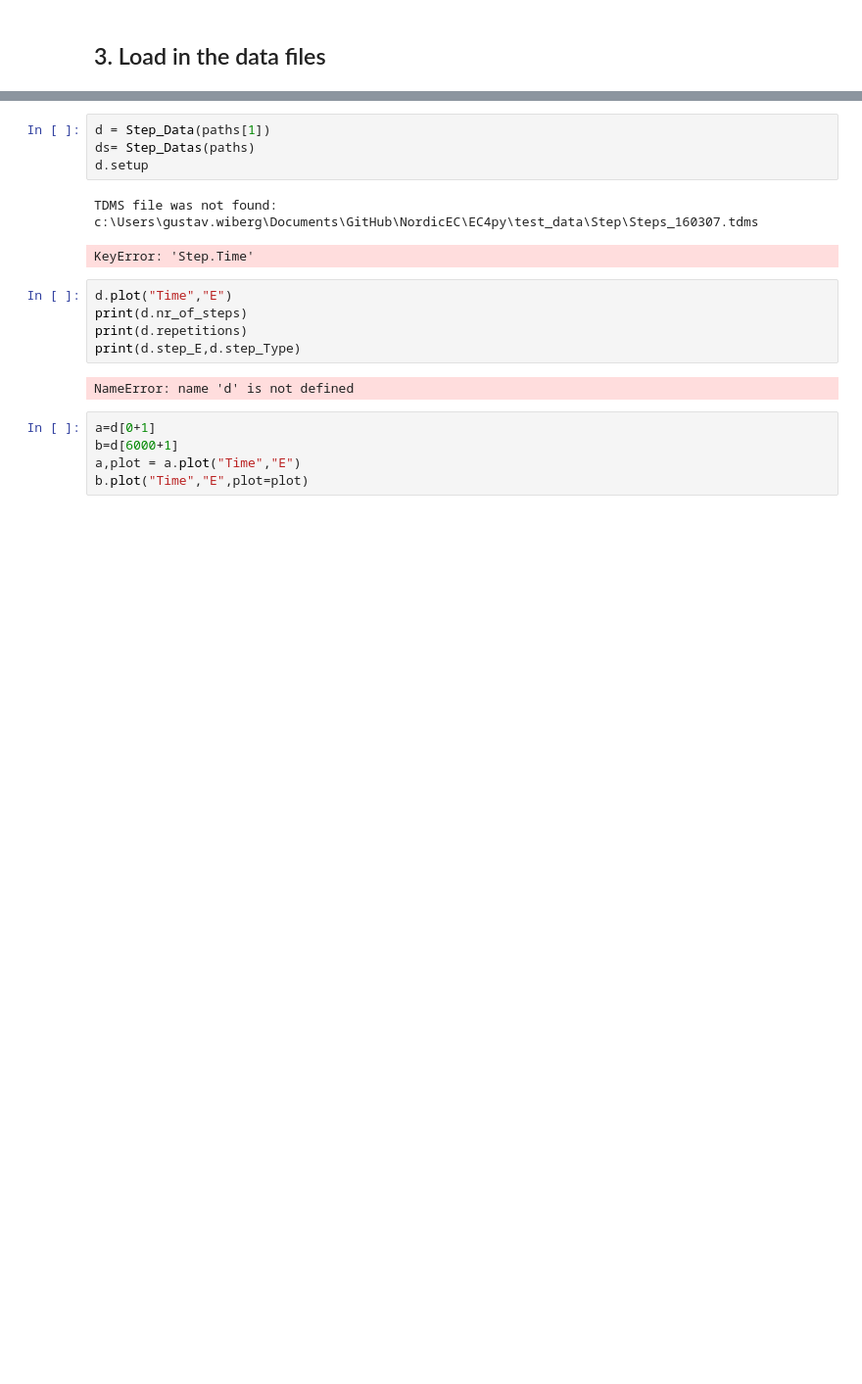
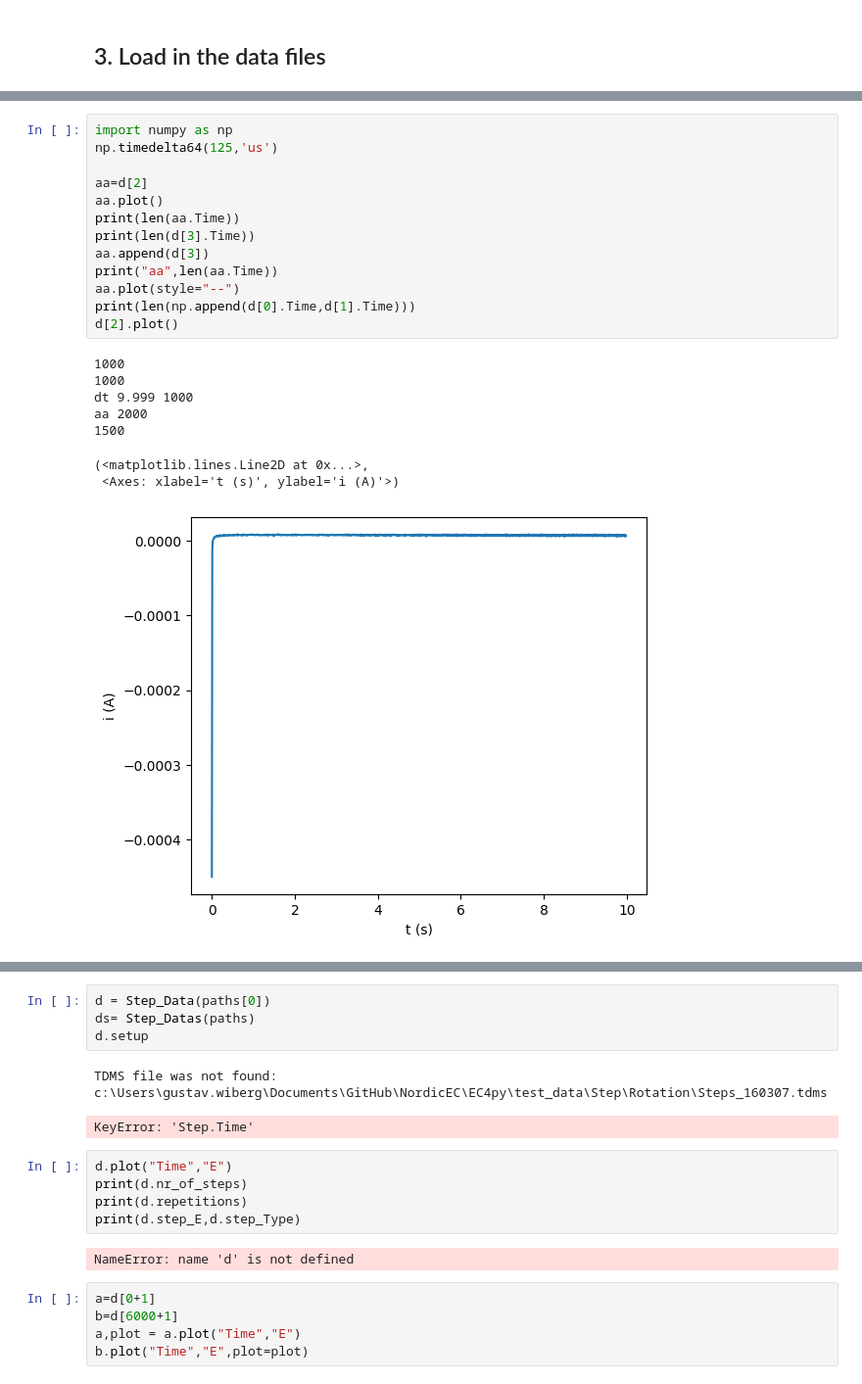
Before and after one commit to NordicEC/EC4py, a Jupyter notebook: dev/Step_Data/Load_StepFiles.ipynb, the cells around one changed output, grey strips where cells are left out. Shown at 98% size. Saved outputs shown, nothing was run; the diff lists cells and outputs as text; blank space fills up the shorter version.

```diff
--- a/dev/Step_Data/Load_StepFiles.ipynb
+++ b/dev/Step_Data/Load_StepFiles.ipynb
@@ -27,0 +35,22 @@ c:\Users\gustav.wiberg\Documents\GitHub\NordicEC\EC4py\test_data\Step
+# %%
+import numpy as np
+np.timedelta64(125,'us')
+
+aa=d[2]
+aa.plot()
+print(len(aa.Time))
+print(len(d[3].Time))
+aa.append(d[3])
+print("aa",len(aa.Time))
+aa.plot(style="--")
+print(len(np.append(d[0].Time,d[1].Time)))
+d[2].plot()
+# %% [output]
+1000
+1000
+dt 9.999 1000
+aa 2000
+1500
+(<matplotlib.lines.Line2D at 0x...>,
+ <Axes: xlabel='t (s)', ylabel='i (A)'>)
+[figure, added]
@@ -28,9 +59,9 @@ c:\Users\gustav.wiberg\Documents\GitHub\NordicEC\EC4py\test_data\Step
 # %%
-d = Step_Data(paths[1])
+d = Step_Data(paths[0])
 ds= Step_Datas(paths)
 d.setup
 # %% [output]
-TDMS file was not found: c:\Users\gustav.wiberg\Documents\GitHub\NordicEC\EC4py\test_data\Step\Steps_160307.tdms
+TDMS file was not found: c:\Users\gustav.wiberg\Documents\GitHub\NordicEC\EC4py\test_data\Step\Rotation\Steps_160307.tdms
 KeyError: 'Step.Time'
 # %%
 d.plot("Time","E")
```
Also changed, not shown: parts of 3 cells of this notebook, 5 other files.
